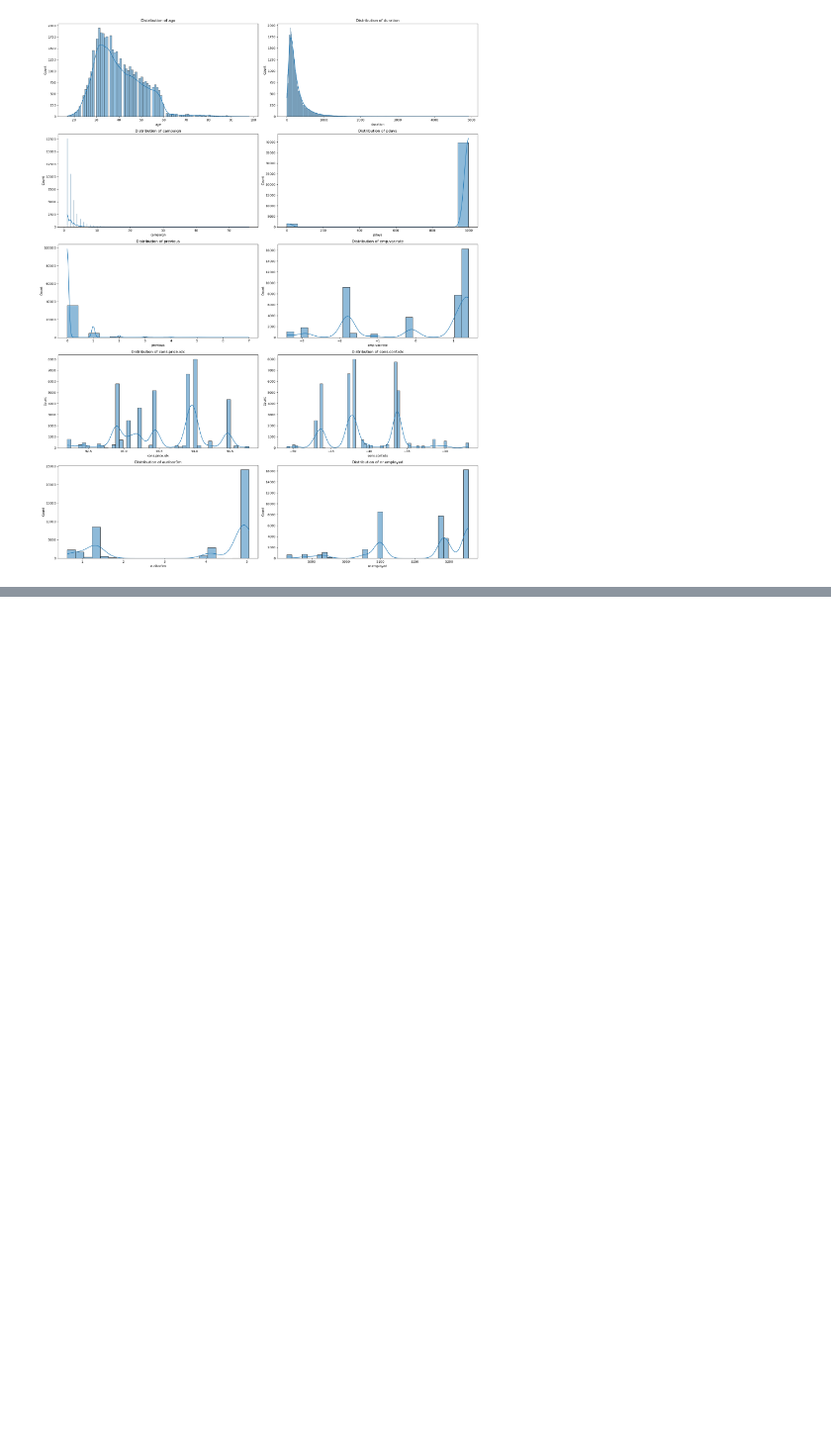
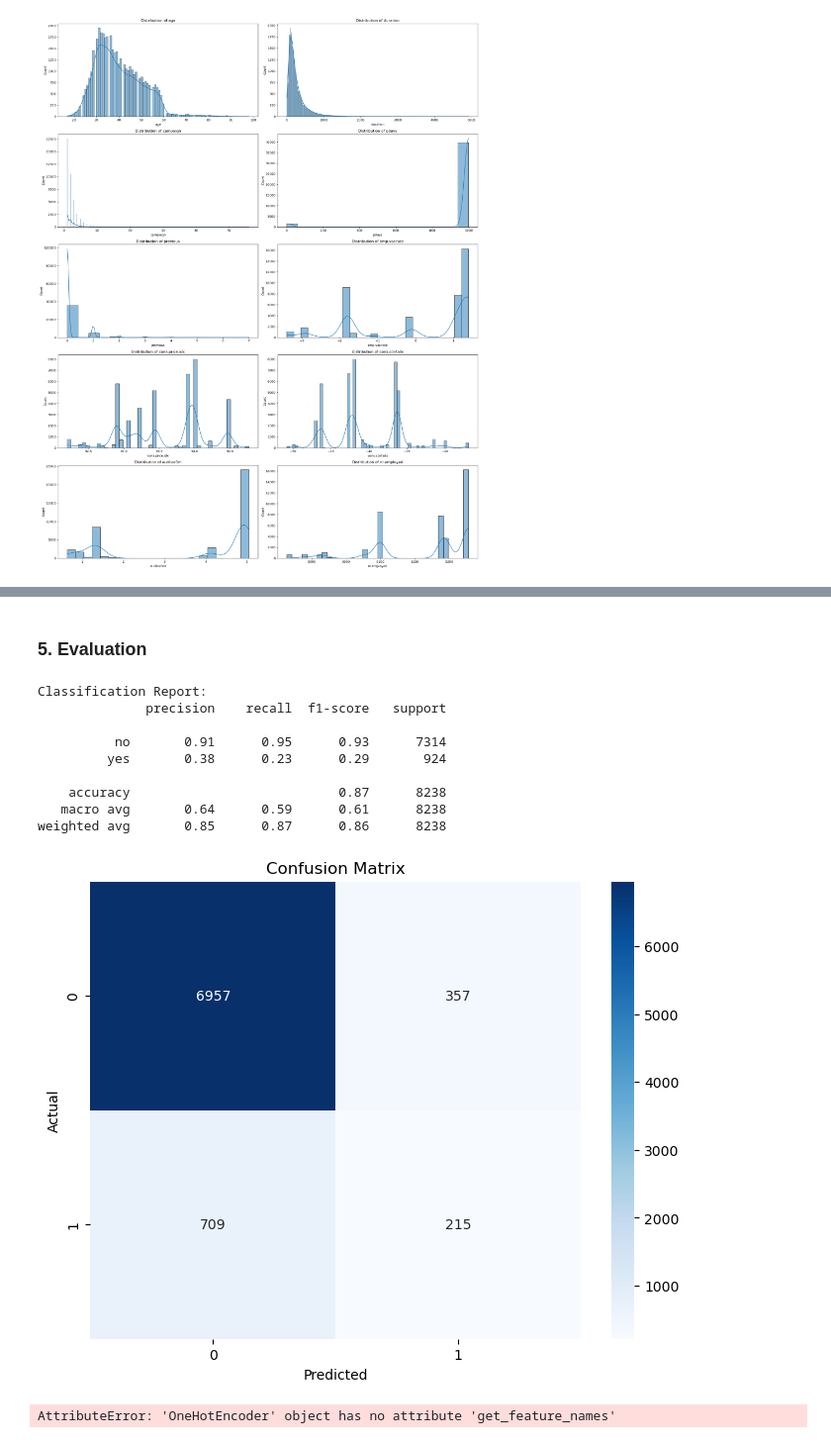
Before and after one commit to Geovannyy/Geovannyy-ML-DM-with-Python-and-Azure-ML-Studio, a Jupyter notebook: notebooks/Task_1_Classification.ipynb, the cells around one changed output, grey strips where cells are left out. Shown at 99% size. Cells and saved outputs as stored; diff of their text form; code cells hidden in the pictures; blank space fills up the shorter version.

```diff
--- a/notebooks/Task_1_Classification.ipynb
+++ b/notebooks/Task_1_Classification.ipynb
@@ -330,0 +400,11 @@ plt.close()
+# %%
+# Prepare the data
+X = df[financial_features]
+y = df[target]
+# %%
+# Split the data into training and testing sets
+X_train, X_test, y_train, y_test = train_test_split(X, y, test_size=0.2, random_state=96)
+# %%
+numeric_features = ['age', 'cons.price.idx', 'cons.conf.idx', 'euribor3m', 'nr.employed']
+
+categorical_features = ['job', 'marital', 'education', 'default', 'housing', 'loan']
@@ -330,0 +438,7 @@ plt.close()
+# %%
+rf_pipeline = Pipeline([
+    ('preprocessor', preprocessor),
+    ('classifier', RandomForestClassifier(n_estimators=100, random_state=42))
+])
+
+rf_pipeline.fit(X_train, y_train)
@@ -330,0 +465,52 @@ plt.close()
+# %% [markdown]
+### 5. Evaluation
+# %%
+# Make predictions
+y_pred = rf_pipeline.predict(X_test)
+
+# Print classification report
+print("Classification Report:")
+print(classification_report(y_test, y_pred))
+
+# Plot confusion matrix
+cm = confusion_matrix(y_test, y_pred)
+plt.figure(figsize=(8, 6))
+sns.heatmap(cm, annot=True, fmt='d', cmap='Blues')
+plt.title('Confusion Matrix')
+plt.ylabel('Actual')
+plt.xlabel('Predicted')
+plt.show()
+
+# Feature importance
+feature_names = (numeric_features +
+                 rf_pipeline.named_steps['preprocessor']
+                 .named_transformers_['cat']
+                 .named_steps['onehot']
+                 .get_feature_names(categorical_features).tolist())
+
+importances = rf_pipeline.named_steps['classifier'].feature_importances_
+indices = np.argsort(importances)[::-1]
+
+plt.figure(figsize=(12, 8))
+plt.title("Feature Importances")
+plt.bar(range(len(importances)), importances[indices])
+plt.xticks(range(len(importances)), [feature_names[i] for i in indices], rotation=90)
+plt.tight_layout()
+plt.show()
+
+# Print top 10 features
+print("\nTop 10 most important features:")
+for f, idx in enumerate(indices[:10]):
+    print("{0}) {1}: {2:.4f}".format(f + 1, feature_names[idx], importances[idx]))
+# %% [output]
+Classification Report:
+              precision    recall  f1-score   support
+
+          no       0.91      0.95      0.93      7314
+         yes       0.38      0.23      0.29       924
+
+    accuracy                           0.87      8238
+   macro avg       0.64      0.59      0.61      8238
+weighted avg       0.85      0.87      0.86      8238
+[figure, added]
+AttributeError: 'OneHotEncoder' object has no attribute 'get_feature_names'
```
Also changed, not shown: parts of 14 cells of this notebook.
